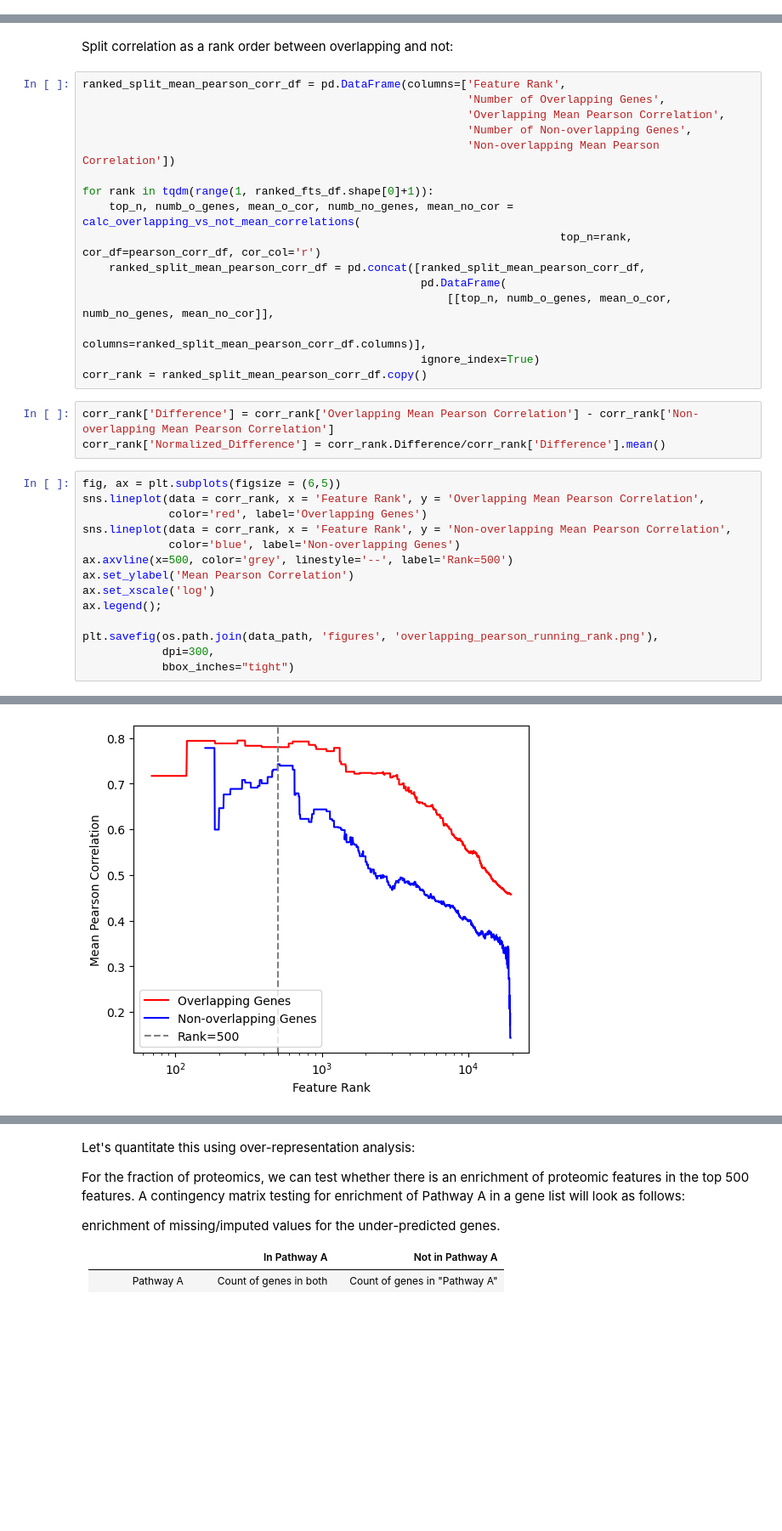
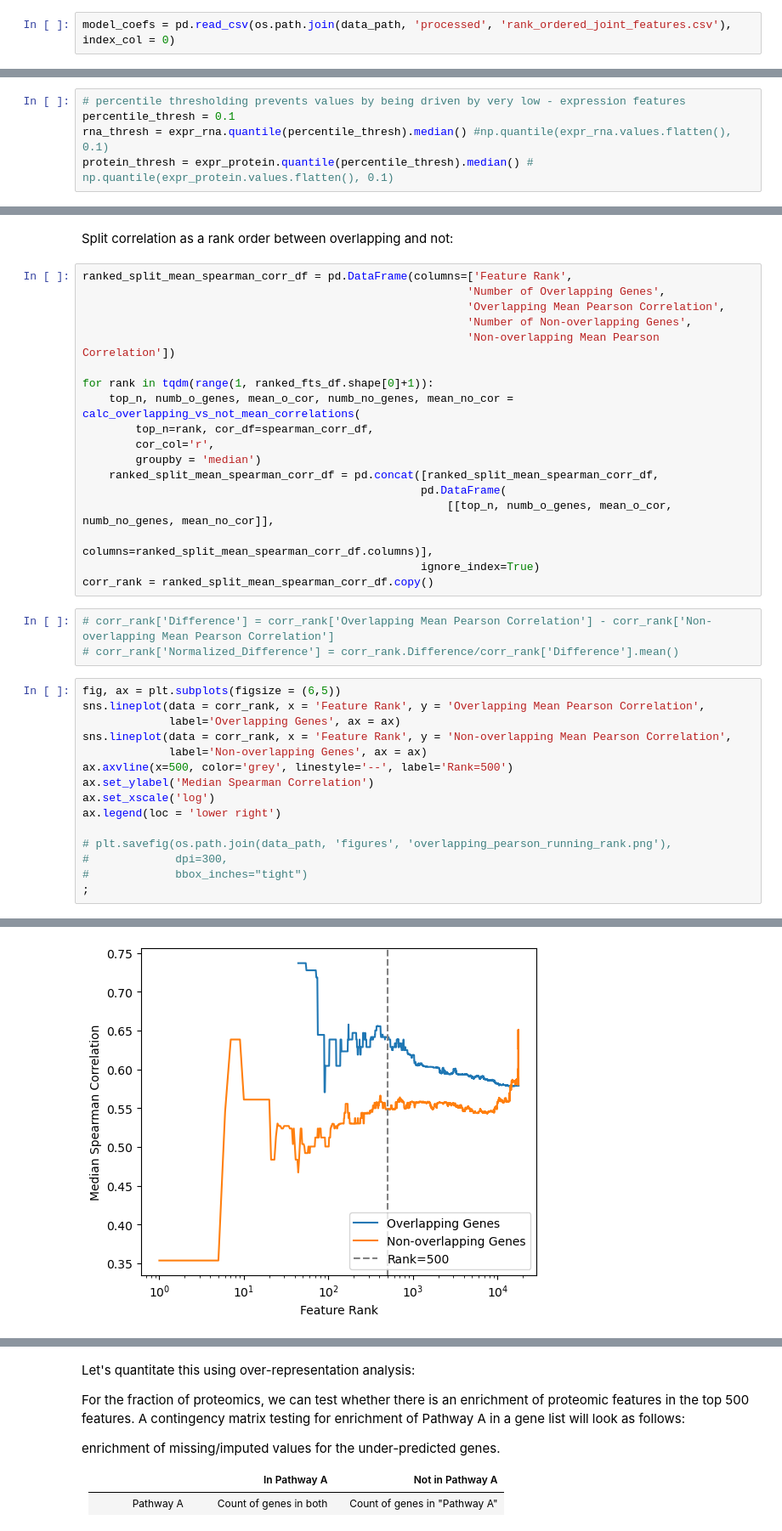
Before and after one commit to hmbaghdassarian/metastatic_potential, a Jupyter notebook: notebooks/C_joint_prediction/04_feature_analysis.ipynb, the cells around one changed output, grey strips where cells are left out. Shown at 85% size. Cells and saved outputs as stored; diff of their text form; blank space fills up the shorter version.

```diff
--- a/notebooks/C_joint_prediction/04_feature_analysis.ipynb
+++ b/notebooks/C_joint_prediction/04_feature_analysis.ipynb
@@ -261,3 +244,5 @@ def get_shared_genes(curr_coefs, get_prot_difference = False):
         return rna_genes, protein_genes, common_genes, diff_genes
 
     return rna_genes, protein_genes, common_genes
+# %%
+model_coefs = pd.read_csv(os.path.join(data_path, 'processed', 'rank_ordered_joint_features.csv'), index_col = 0)
@@ -408 +454,6 @@ Get correlation between features:
+# %%
+# percentile thresholding prevents values by being driven by very low - expression features
+percentile_thresh = 0.1
+rna_thresh = expr_rna.quantile(percentile_thresh).median() #np.quantile(expr_rna.values.flatten(), 0.1)
+protein_thresh = expr_protein.quantile(percentile_thresh).median() # np.quantile(expr_protein.values.flatten(), 0.1)
 # %%
@@ -419,7 +509,7 @@ pearson_corr_df['Gene Name'] = pearson_corr_df['rna_ft'].map(rna_names_dict)
 # %% [markdown]
 Split correlation as a rank order between overlapping and not:
 # %%
-ranked_split_mean_pearson_corr_df = pd.DataFrame(columns=['Feature Rank',
+ranked_split_mean_spearman_corr_df = pd.DataFrame(columns=['Feature Rank',
                                                           'Number of Overlapping Genes',
                                                           'Overlapping Mean Pearson Correlation',
                                                           'Number of Non-overlapping Genes',
@@ -427,28 +517,31 @@ ranked_split_mean_pearson_corr_df = pd.DataFrame(columns=['Feature Rank',
 
 for rank in tqdm(range(1, ranked_fts_df.shape[0]+1)):
     top_n, numb_o_genes, mean_o_cor, numb_no_genes, mean_no_cor = calc_overlapping_vs_not_mean_correlations(
-                                                                        top_n=rank, cor_df=pearson_corr_df, cor_col='r')
-    ranked_split_mean_pearson_corr_df = pd.concat([ranked_split_mean_pearson_corr_df,
+        top_n=rank, cor_df=spearman_corr_df,
+        cor_col='r',
+        groupby = 'median')
+    ranked_split_mean_spearman_corr_df = pd.concat([ranked_split_mean_spearman_corr_df,
                                                    pd.DataFrame(
                                                        [[top_n, numb_o_genes, mean_o_cor, numb_no_genes, mean_no_cor]],
-                                                        columns=ranked_split_mean_pearson_corr_df.columns)],
+                                                        columns=ranked_split_mean_spearman_corr_df.columns)],
                                                    ignore_index=True)
-corr_rank = ranked_split_mean_pearson_corr_df.copy()
+corr_rank = ranked_split_mean_spearman_corr_df.copy()
 # %%
-corr_rank['Difference'] = corr_rank['Overlapping Mean Pearson Correlation'] - corr_rank['Non-overlapping Mean Pearson Correlation']
-corr_rank['Normalized_Difference'] = corr_rank.Difference/corr_rank['Difference'].mean()
+# corr_rank['Difference'] = corr_rank['Overlapping Mean Pearson Correlation'] - corr_rank['Non-overlapping Mean Pearson Correlation']
+# corr_rank['Normalized_Difference'] = corr_rank.Difference/corr_rank['Difference'].mean()
 # %%
 fig, ax = plt.subplots(figsize = (6,5))
 sns.lineplot(data = corr_rank, x = 'Feature Rank', y = 'Overlapping Mean Pearson Correlation',
-             color='red', label='Overlapping Genes')
+             label='Overlapping Genes', ax = ax)
 sns.lineplot(data = corr_rank, x = 'Feature Rank', y = 'Non-overlapping Mean Pearson Correlation',
-             color='blue', label='Non-overlapping Genes')
+             label='Non-overlapping Genes', ax = ax)
 ax.axvline(x=500, color='grey', linestyle='--', label='Rank=500')
-ax.set_ylabel('Mean Pearson Correlation')
+ax.set_ylabel('Median Spearman Correlation')
 ax.set_xscale('log')
-ax.legend();
+ax.legend(loc = 'lower right')
 
-plt.savefig(os.path.join(data_path, 'figures', 'overlapping_pearson_running_rank.png'),
-            dpi=300,
-            bbox_inches="tight")
+# plt.savefig(os.path.join(data_path, 'figures', 'overlapping_pearson_running_rank.png'),
+#             dpi=300,
+#             bbox_inches="tight")
+;
 # %% [output]
@@ -455 +549 @@ plt.savefig(os.path.join(data_path, 'figures', 'overlapping_pearson_running_rank
-[figure, old version]
+[figure, new version]
```
Also changed, not shown: parts of 82 cells of this notebook, 29 other files.
